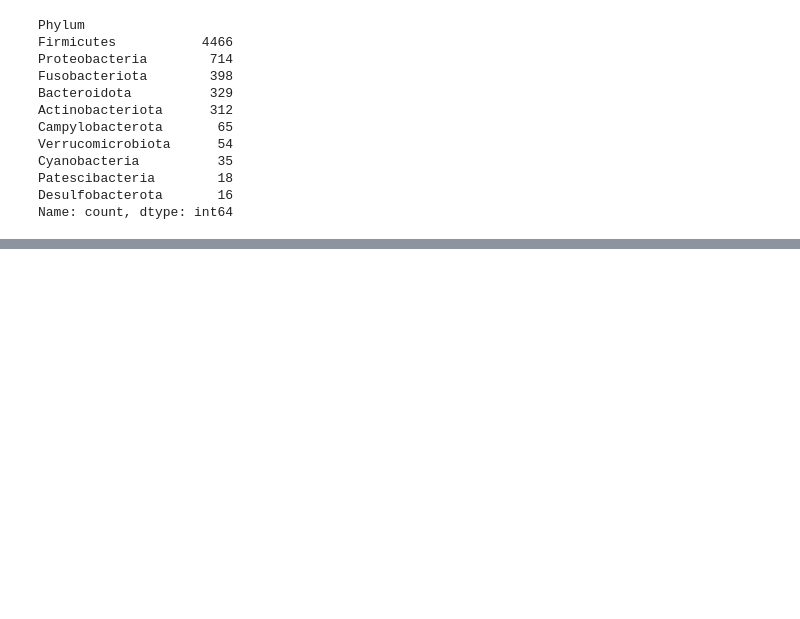
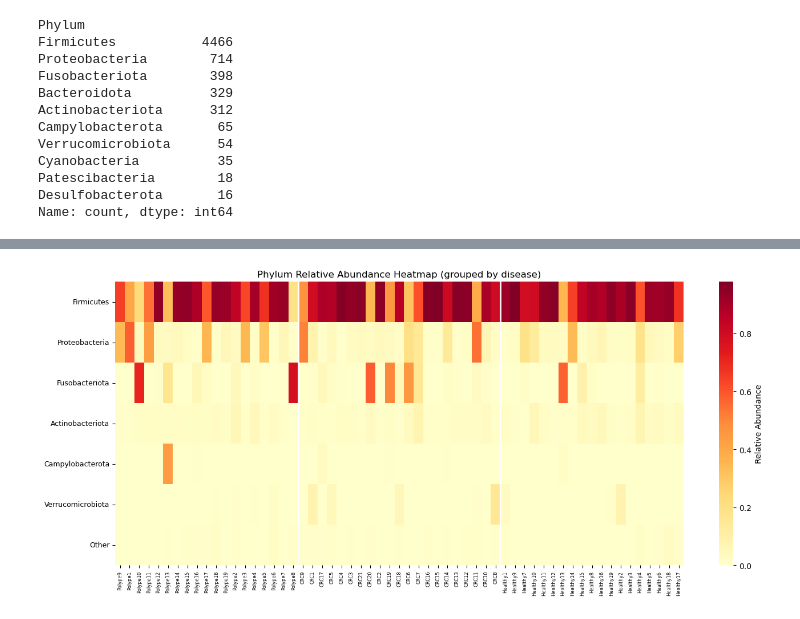
Before and after one commit to Oslis23/metagenomics-eda-pipeline, a Jupyter notebook: notebooks/01_data_loading.ipynb, the cells around one changed output, grey strips where cells are left out. Cells and saved outputs as stored; diff of their text form; code cells hidden in the pictures; blank space fills up the shorter version.

```diff
--- a/notebooks/01_data_loading.ipynb
+++ b/notebooks/01_data_loading.ipynb
@@ -211,0 +394,31 @@ display(asv_display)
+# %%
+# === Cell 12: Heatmap of phylum composition by disease group ===
+# Rationale: Heatmaps make it easier to spot patterns across many samples
+# compared to stacked bars. Color intensity represents abundance —
+# darker = more abundant. Samples are grouped by disease status
+# so patterns between groups become visually obvious.
+
+fig, ax = plt.subplots(figsize=(14, 6))
+
+# Reuse plot_df from previous cell, sorted by disease group
+heatmap_data = plot_df.drop(columns='DiseaseStatus').T
+
+sns.heatmap(heatmap_data, cmap='YlOrRd', ax=ax,
+            xticklabels=True, yticklabels=True,
+            cbar_kws={'label': 'Relative Abundance'})
+
+ax.set_xticklabels(ax.get_xticklabels(), rotation=90, fontsize=6)
+ax.set_yticklabels(ax.get_yticklabels(), fontsize=9)
+ax.set_title('Phylum Relative Abundance Heatmap (grouped by disease)')
+ax.set_xlabel('')
+
+# Add vertical lines to separate disease groups
+groups = plot_df['DiseaseStatus'].values if 'DiseaseStatus' in plot_df.columns else disease_status.values
+group_changes = [i for i in range(1, len(groups)) if groups[i] != groups[i-1]]
+for line in group_changes:
+    ax.axvline(x=line, color='white', linewidth=2)
+
+plt.tight_layout()
+plt.show()
+# %% [output]
+[figure, added]
```
Also changed, not shown: parts of 5 cells of this notebook.
